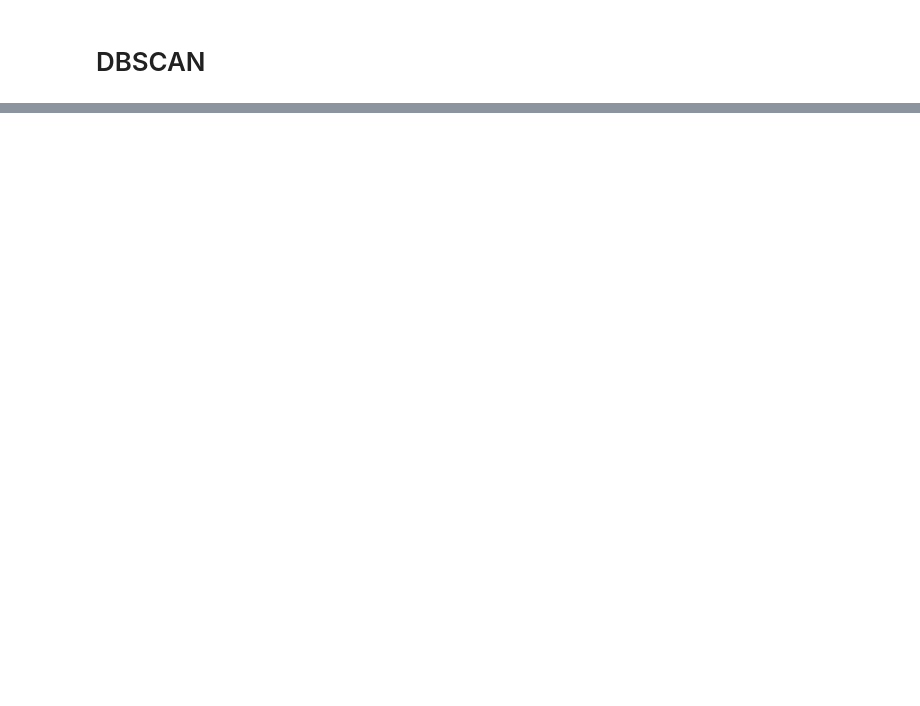
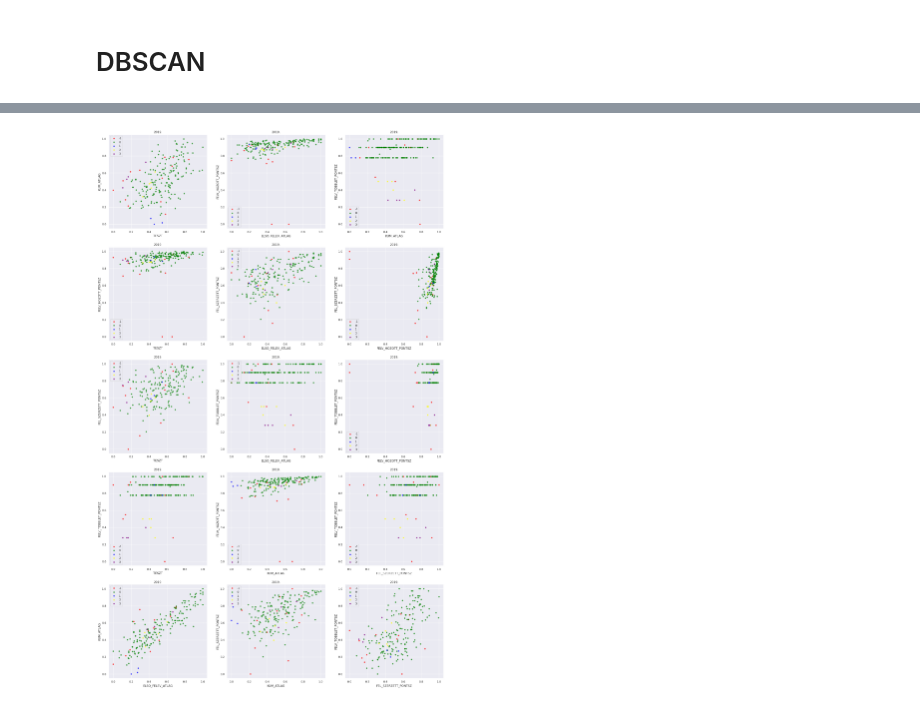
Before and after one commit to konderal333/-nkutfel, a Jupyter notebook: öngud.ipynb, the cells around one changed output, grey strips where cells are left out. Saved outputs shown, nothing was run; the diff lists cells and outputs as text; code cells hidden in the pictures; blank space fills up the shorter version.

```diff
--- a/öngud.ipynb
+++ b/öngud.ipynb
@@ -1265,0 +1309,32 @@ plt.show()
+# %%
+fig, axs = plt.subplots(5, 3, figsize = (24, 40))
+
+list_of_pairs = list(combinations(['TESZT', 'ELSO_FELEV_ATLAG', 'KUM_ATLAG',
+       'FELV_HOZOTT_PONTSZ', 'FEL_SZERZETT_PONTSZ', 'FELV_TOBBLET_PONTSZ'], 2))
+list_of_axs = [0,0]
+counter = 0
+
+for pair in list_of_pairs:
+
+    colors = {-1:'red', 0:'green', 1:'blue', 2:'yellow', 3:'purple'}
+    grouped = klacter_19_scaled.groupby('dbscan')
+    for key, group in grouped:
+        group.plot(ax=axs[j,i], kind='scatter', x=pair[0], y=pair[1], label=key, color=colors[key], alpha = 0.7)
+
+    j = list_of_axs[0]
+    i = list_of_axs[1]
+    #axs[j,i] = sns.scatterplot(data=klacter_19_scaled, x=pair[0], y=pair[1], hue="dbscan")
+    #axs[j,i].scatter(klacter_19_scaled[pair[0]], klacter_19_scaled[pair[1]], alpha = 0.75 , c=klacter_19_scaled['dbscan'])
+    axs[j,i].set_title('2019.')
+    axs[j,i].set_xlabel(pair[0])
+    axs[j,i].set_ylabel(pair[1])
+
+    if list_of_axs[0] < 4:
+        list_of_axs[0] += 1
+    else:
+        list_of_axs[0] -= 4
+        list_of_axs[1] += 1
+
+plt.show()
+# %% [output]
+[figure, added]
```
Also changed, not shown: parts of 15 cells of this notebook.
